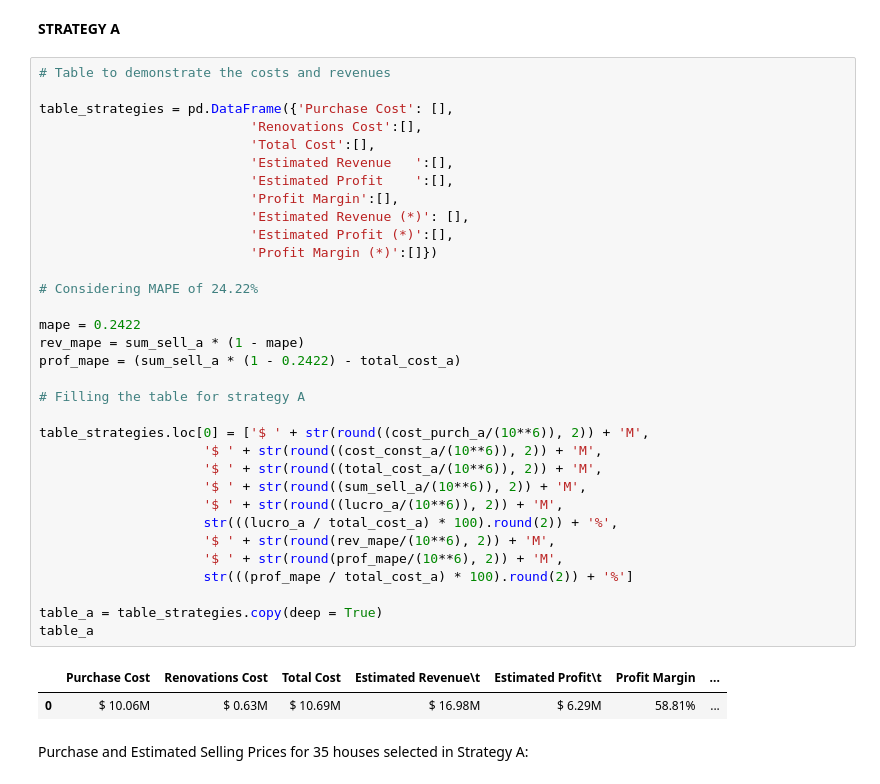
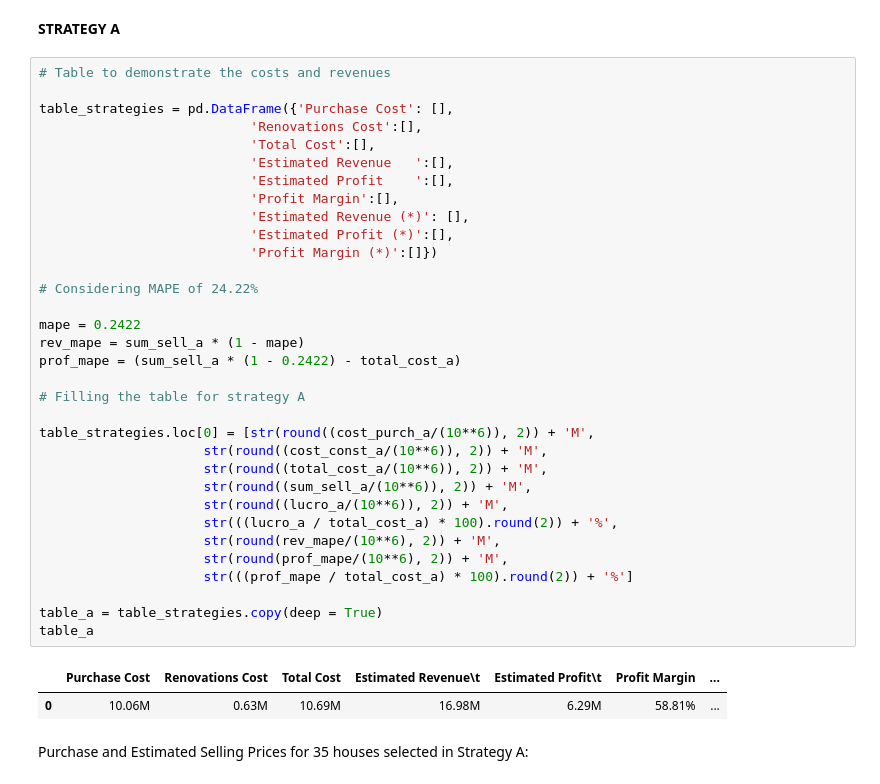
Before and after one commit to vitorlavor/Portfolio_DataScience, a Jupyter notebook: Project_HouseRocket.ipynb, the cells around one changed output. Saved outputs shown, nothing was run; the diff lists cells and outputs as text.

```diff
--- a/Project_HouseRocket.ipynb
+++ b/Project_HouseRocket.ipynb
@@ -2283,39 +2283,39 @@ Profits margin: 60.95%
 # %%
 # Table to demonstrate the costs and revenues
 
 table_strategies = pd.DataFrame({'Purchase Cost': [],
                            'Renovations Cost':[],
                            'Total Cost':[],
                            'Estimated Revenue	':[],
                            'Estimated Profit	':[],
                            'Profit Margin':[],
                            'Estimated Revenue (*)': [],
                            'Estimated Profit (*)':[],
                            'Profit Margin (*)':[]})
 
 # Considering MAPE of 24.22%
 
 mape = 0.2422
 rev_mape = sum_sell_a * (1 - mape)
 prof_mape = (sum_sell_a * (1 - 0.2422) - total_cost_a)
 
 # Filling the table for strategy A
 
-table_strategies.loc[0] = ['$ ' + str(round((cost_purch_a/(10**6)), 2)) + 'M',
-                     '$ ' + str(round((cost_const_a/(10**6)), 2)) + 'M',
-                     '$ ' + str(round((total_cost_a/(10**6)), 2)) + 'M',
-                     '$ ' + str(round((sum_sell_a/(10**6)), 2)) + 'M',
-                     '$ ' + str(round((lucro_a/(10**6)), 2)) + 'M',
+table_strategies.loc[0] = [str(round((cost_purch_a/(10**6)), 2)) + 'M',
+                     str(round((cost_const_a/(10**6)), 2)) + 'M',
+                     str(round((total_cost_a/(10**6)), 2)) + 'M',
+                     str(round((sum_sell_a/(10**6)), 2)) + 'M',
+                     str(round((lucro_a/(10**6)), 2)) + 'M',
                      str(((lucro_a / total_cost_a) * 100).round(2)) + '%',
-                     '$ ' + str(round(rev_mape/(10**6), 2)) + 'M',
-                     '$ ' + str(round(prof_mape/(10**6), 2)) + 'M',
+                     str(round(rev_mape/(10**6), 2)) + 'M',
+                     str(round(prof_mape/(10**6), 2)) + 'M',
                      str(((prof_mape / total_cost_a) * 100).round(2)) + '%']
 
 table_a = table_strategies.copy(deep = True)
 table_a
 # %% [output]
 |  | Purchase Cost | Renovations Cost | Total Cost | Estimated Revenue\t | Estimated Profit\t | Profit Margin | ... |
-| 0 | $ 10.06M | $ 0.63M | $ 10.69M | $ 16.98M | $ 6.29M | 58.81% | ... |
+| 0 | 10.06M | 0.63M | 10.69M | 16.98M | 6.29M | 58.81% | ... |
 # %% [markdown]
 Purchase and Estimated Selling Prices for 35 houses selected in Strategy A:
 # %%
```
Also changed, not shown: parts of 1 cell of this notebook.
